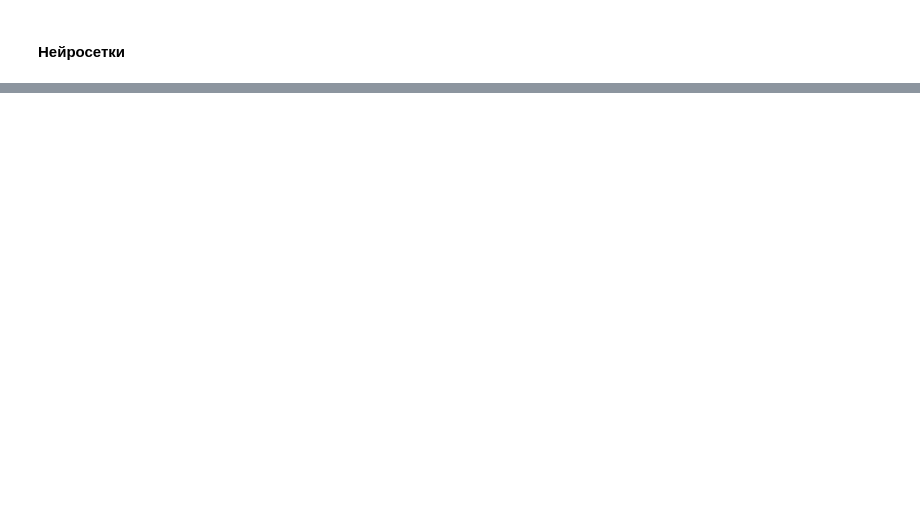
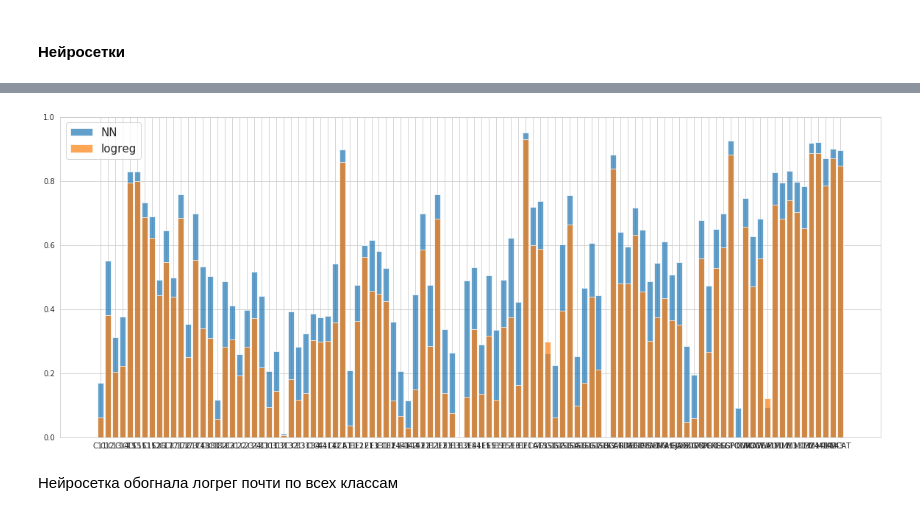
Before and after one commit to andreitsev/Notebooks, a Jupyter notebook: Reuters/Reuters_Corpus_Volume_I_classification.ipynb, the cells around one changed output, grey strips where cells are left out. Drawn from its saved outputs; the diff is of its cells as text; code cells hidden in the pictures; blank space fills up the shorter version.

```diff
--- a/Reuters/Reuters_Corpus_Volume_I_classification.ipynb
+++ b/Reuters/Reuters_Corpus_Volume_I_classification.ipynb
@@ -175,7 +187,7 @@ class FFNet(nn.Module):
 # %%
 # Полносвзяная сетка
 model = FFNet(linear1=(INPUT_SIZE, 3000), linear2=(3000, 2000), linear3=(2000, 500), linear4=(500, N_CLASSES))
-# model.load_state_dict(torch.load('/Users/anton.andreytsev/Desktop/eva_net/epoch60'))
+model.load_state_dict(torch.load(os.path.join(DIR_PATH, 'epoch25')))
 model.cuda()
 criterion = nn.BCEWithLogitsLoss(reduction='mean')#, weight=torch.FloatTensor(classes_weights))
 criterion.cuda()
@@ -183,7 +195,7 @@ opt = optim.Adam(model.parameters(), lr=1e-2)
 reduce_plato = optim.lr_scheduler.ReduceLROnPlateau(opt, patience=5, factor=0.01)
 # scheduler = optim.lr_scheduler.ExponentialLR(opt, 0.6, last_epoch=-1)
 # %%
-EPOCHS = 60
+EPOCHS = 100
 DEVICE = 'cuda'
 model.to(DEVICE)
 criterion.to(DEVICE)
@@ -230,7 +242,7 @@ for i in range(1, EPOCHS+1):
         reduce_plato.step(local_test_loss)
 
 
-    torch.save(model.cpu().state_dict(), '/Users/anton.andreytsev/Desktop/Reuters_net/epoch{}'.format(i))
+    torch.save(model.cpu().state_dict(), os.path.join(DIR_PATH, 'epoch{}'.format(i)))
 
 
 #     if (i+1)%5 == 0:
@@ -263,9 +284,10 @@ plt.legend(fontsize=15);
 # %%
 model.eval()
 model.cpu()
-y_pred = 1.*((torch.sigmoid(model(torch.FloatTensor(X_te)))).detach().numpy() > 0.5)
+k = 20000
+y_pred = np.concatenate([(torch.sigmoid(model(torch.FloatTensor(X_te[k*i: k*(i+1)].toarray()))) > 0.5).detach().numpy().astype(int) for i in trange(y_te.shape[0]//k + 1)])
 y_true = y_te.toarray()
-metric_by_class = {}
+nn_metric_by_class = {}
 for i, class_name in tqdm_notebook(enumerate(rcv1.target_names)):
     if np.unique(y_te[:, i].toarray().ravel()).shape[0] > 1:
-        metric_by_class[class_name] = f1_score(y_true=y_te[:, i].toarray().ravel(), y_pred=(y_pred[:, i] >= 0.5).astype(int))
+        nn_metric_by_class[class_name] = f1_score(y_true=y_te[:, i].toarray().ravel(), y_pred=y_pred[:, i])
@@ -271,0 +296,5 @@ for i, class_name in tqdm_notebook(enumerate(rcv1.target_names)):
+# %%
+compare_metrics = []
+for i, target in tqdm_notebook(enumerate(rcv1.target_names)):
+  compare_metrics.append([target, nn_metric_by_class[target], logreg_metric_by_class[target]])
+compare_metrics = np.array(compare_metrics)
@@ -271,0 +303,9 @@ for i, class_name in tqdm_notebook(enumerate(rcv1.target_names)):
+# %%
+plt.figure(figsize=(20, 8))
+plt.bar(compare_metrics[:, 0], compare_metrics[:, 1].astype(float), label='NN', alpha=0.7)
+plt.bar(compare_metrics[:, 0], compare_metrics[:, 2].astype(float), label='logreg', alpha=0.7)
+plt.legend(fontsize=15);
+# %% [output]
+[figure, added]
+# %% [markdown]
+Нейросетка обогнала логрег почти по всех классам
```
Also changed, not shown: parts of 20 cells of this notebook.
